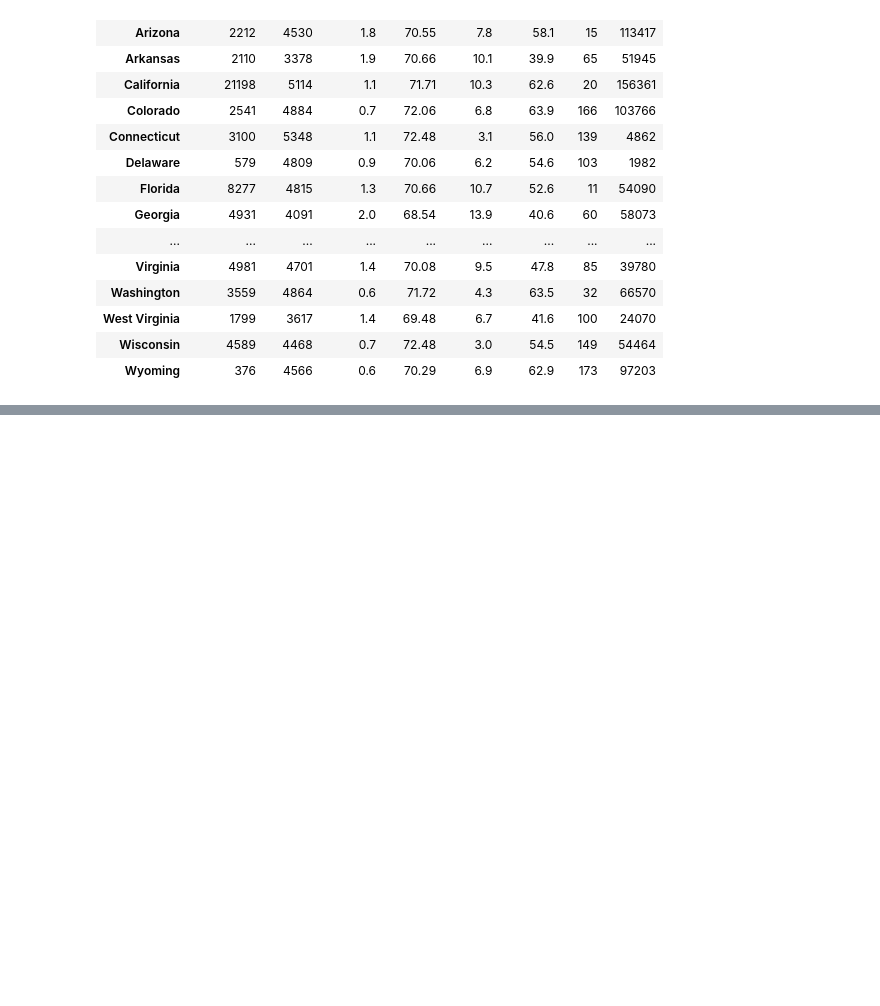
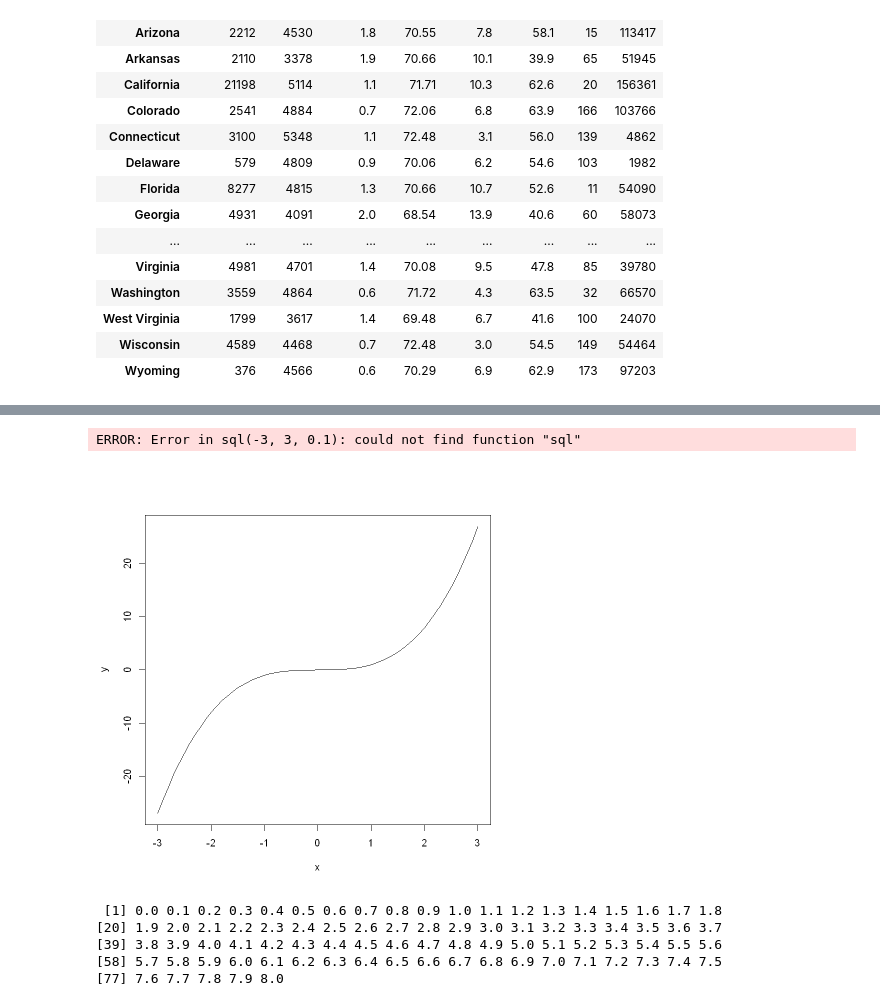
Before and after one commit to layla-focalors/r_learning_mx, a Jupyter notebook: Caffee/Mocha Coffee.ipynb, the cells around one changed output, grey strips where cells are left out. Saved outputs shown, nothing was run; the diff lists cells and outputs as text; code cells hidden in the pictures; blank space fills up the shorter version.

Commit message:
kernel dead & add new 3d plot chart method

```diff
--- a/Caffee/Mocha Coffee.ipynb
+++ b/Caffee/Mocha Coffee.ipynb
@@ -136,0 +214,12 @@ ERROR: Error in eval(predvars, data, env): object 'lncome' not found
+# %%
+x = sql(-3, 3, 0.1)
+# %% [output]
+ERROR: Error in sql(-3, 3, 0.1): could not find function "sql"
+# %%
+x = seq(-3, 3, 0.1)
+# %%
+y = x^3
+# %%
+plot(x, y, type='l')
+# %% [output]
+[figure, added]
@@ -136,0 +228,8 @@ ERROR: Error in eval(predvars, data, env): object 'lncome' not found
+# %%
+x
+# %% [output]
+ [1] 0.0 0.1 0.2 0.3 0.4 0.5 0.6 0.7 0.8 0.9 1.0 1.1 1.2 1.3 1.4 1.5 1.6 1.7 1.8
+[20] 1.9 2.0 2.1 2.2 2.3 2.4 2.5 2.6 2.7 2.8 2.9 3.0 3.1 3.2 3.3 3.4 3.5 3.6 3.7
+[39] 3.8 3.9 4.0 4.1 4.2 4.3 4.4 4.5 4.6 4.7 4.8 4.9 5.0 5.1 5.2 5.3 5.4 5.5 5.6
+[58] 5.7 5.8 5.9 6.0 6.1 6.2 6.3 6.4 6.5 6.6 6.7 6.8 6.9 7.0 7.1 7.2 7.3 7.4 7.5
+[77] 7.6 7.7 7.8 7.9 8.0
```
Also changed, not shown: parts of 52 cells of this notebook.
